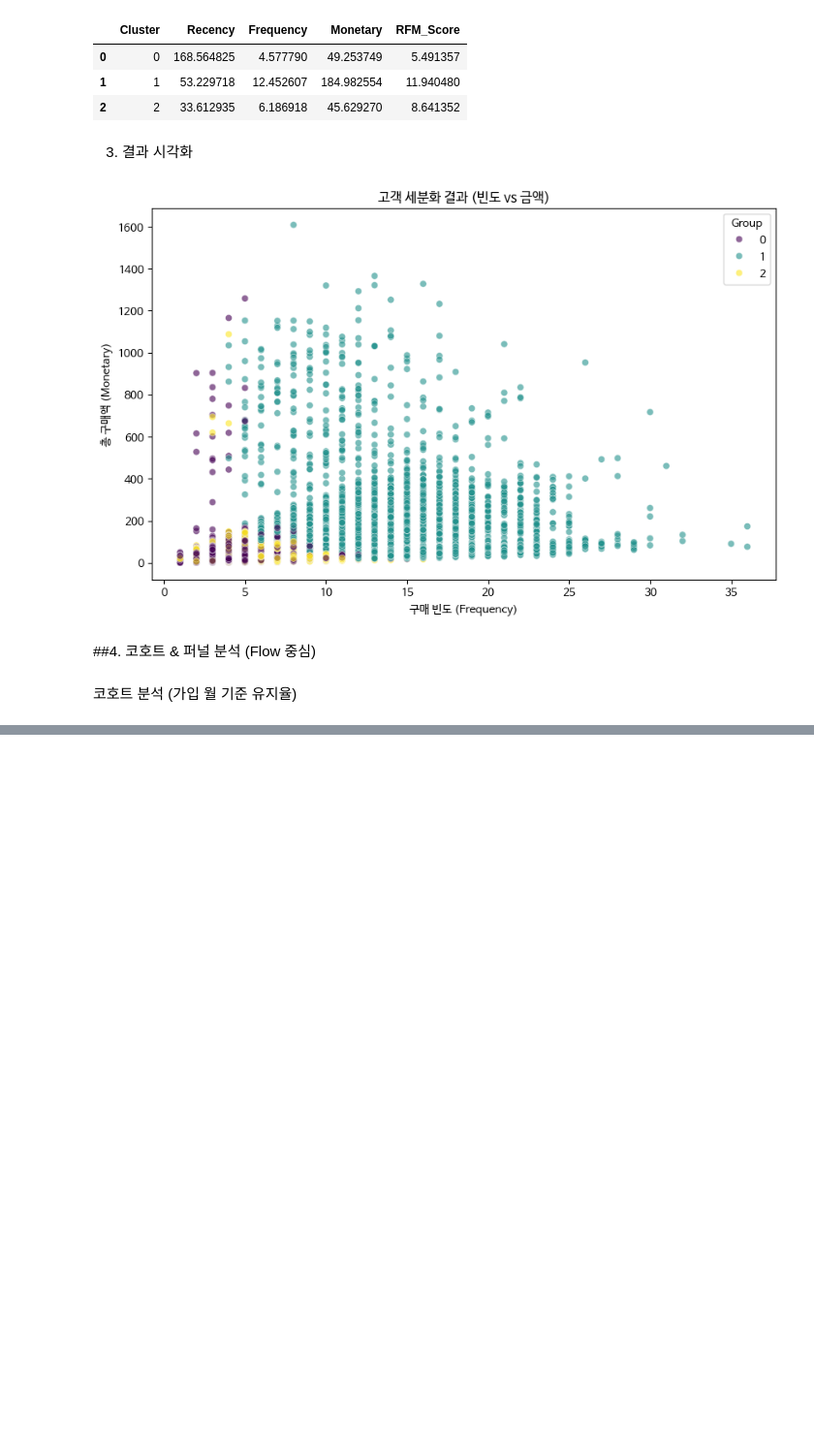
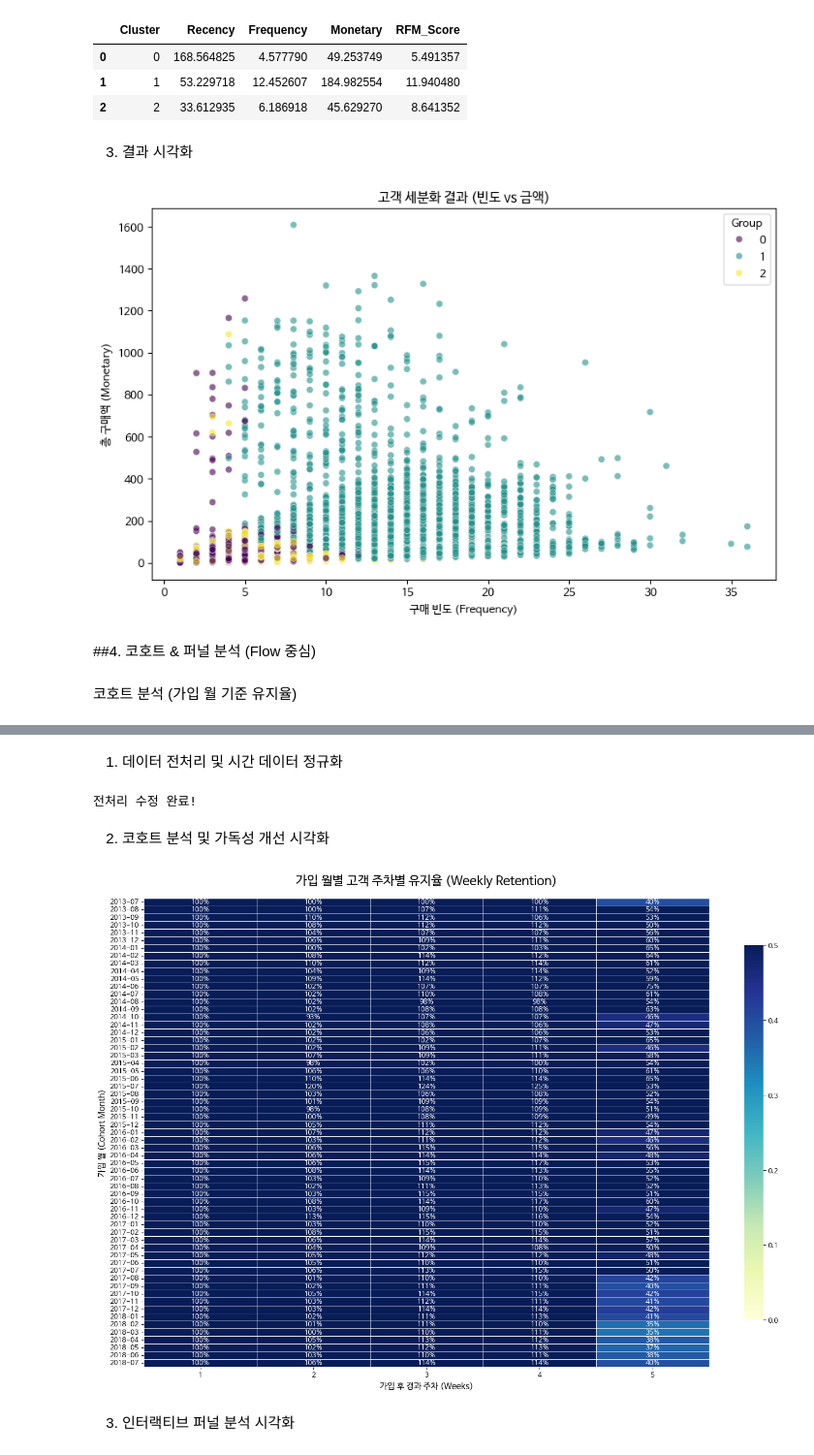
Before and after one commit to ary3120-droid/myproject, a Jupyter notebook: star0205.ipynb, the cells around one changed output, grey strips where cells are left out. Shown at 97% size. Saved outputs shown, nothing was run; the diff lists cells and outputs as text; code cells hidden in the pictures; blank space fills up the shorter version.

```diff
--- a/star0205.ipynb
+++ b/star0205.ipynb
@@ -337,0 +208,51 @@ fig.show()
+# %% [markdown]
+1. 데이터 전처리 및 시간 데이터 정규화
+# %%
+# 1-1. 시간 데이터 변환
+# 데이터의 실제 운영 기간을 반영하여 기준일 설정
+base_date = pd.Timestamp('2018-01-01')
+df_log['date'] = base_date + pd.to_timedelta(df_log['time'], unit='h')
+df_log['OrderMonth'] = df_log['date'].dt.to_period('M')
+
+# 1-2. 고객 가입 정보 결합
+# 프로필 데이터의 가입일을 활동 로그(df_log)에 병합
+df_log = pd.merge(df_log, profile[['id', 'became_member_on']], left_on='person', right_on='id', how='left')
+df_log['CohortMonth'] = df_log['became_member_on'].dt.to_period('M')
+
+# 1-3. 경과 주차(CohortIndex) 계산 (1주일 = 168시간)
+df_log['CohortIndex_Week'] = (df_log['time'] // 168).astype(int) + 1
+
+print("전처리 수정 완료!")
+# %% [output]
+전처리 수정 완료!
+# %% [markdown]
+2. 코호트 분석 및 가독성 개선 시각화
+# %%
+# 2-1. 코호트 매트릭스 및 리텐션 계산
+cohort_data_week = df_log.groupby(['CohortMonth', 'CohortIndex_Week'])['person'].nunique().reset_index()
+cohort_pivot_week = cohort_data_week.pivot(index='CohortMonth', columns='CohortIndex_Week', values='person')
+
+# 첫 주차 인원을 기준으로 유지율 산출
+retention_week = cohort_pivot_week.divide(cohort_pivot_week.iloc[:, 0], axis=0)
+
+# 2-2. 시각화 가독성 개선
+plt.figure(figsize=(18, 12))
+plt.title('가입 월별 고객 주차별 유지율 (Weekly Retention)', fontsize=18, pad=20)
+
+# fmt='.0%'로 소수점 제거, cbar_kws로 컬러바 크기 조절
+sns.heatmap(retention_week,
+            annot=True,
+            fmt='.0%',
+            cmap='YlGnBu',
+            vmin=0, vmax=0.5,
+            linewidths=.5,
+            cbar_kws={"shrink": .8})
+
+plt.xlabel('가입 후 경과 주차 (Weeks)', fontsize=12)
+plt.ylabel('가입 월 (Cohort Month)', fontsize=12)
+plt.xticks(rotation=0)
+plt.show()
+# %% [output]
+[figure, added]
+# %% [markdown]
+3. 인터랙티브 퍼널 분석 시각화
```
Also changed, not shown: parts of 12 cells of this notebook.
